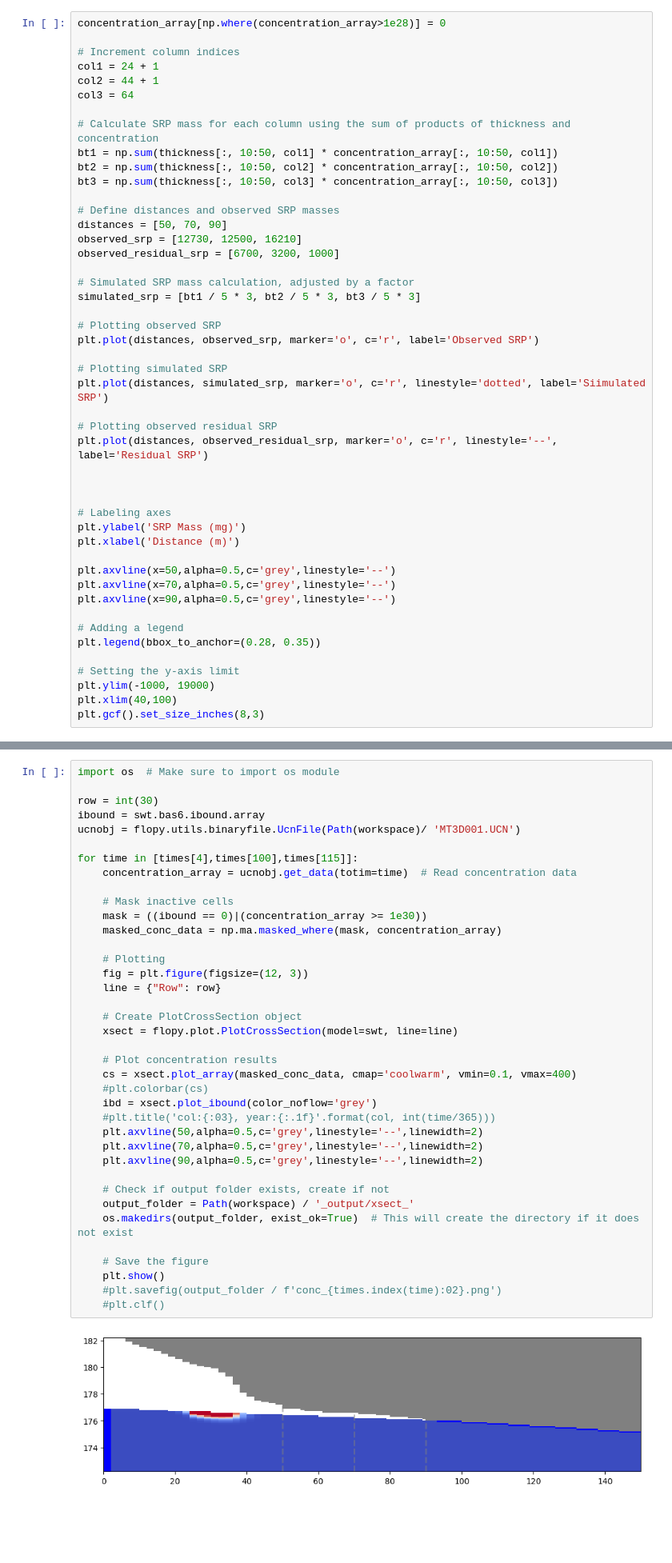
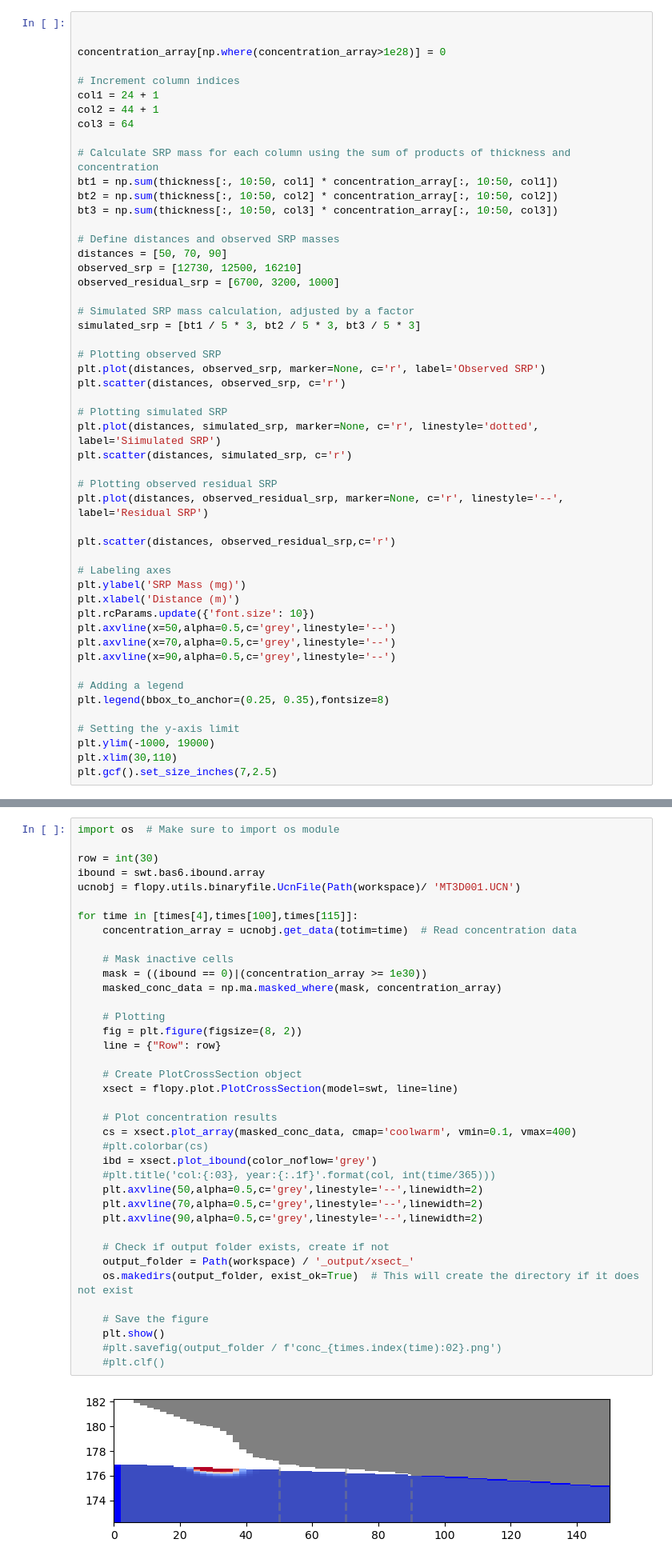
Before and after one commit to Shuyang-Wang/wasaga_model, a Jupyter notebook: wasaga_2d/wasaga_cs5_3d.ipynb, the cells around one changed output, grey strips where cells are left out. Shown at 80% size. Cells and saved outputs as stored; diff of their text form; blank space fills up the shorter version.

```diff
--- a/wasaga_2d/wasaga_cs5_3d.ipynb
+++ b/wasaga_2d/wasaga_cs5_3d.ipynb
@@ -783,6 +783,8 @@ cell_volumes = cell_areas_3d * thickness
 
 # 'cell_volumes' is now a 3D array with the volume of each cell in the model grid
 # %%
+
+
 concentration_array[np.where(concentration_array>1e28)] = 0
 
 # Increment column indices
@@ -804,29 +806,31 @@ observed_residual_srp = [6700, 3200, 1000]
 simulated_srp = [bt1 / 5 * 3, bt2 / 5 * 3, bt3 / 5 * 3]
 
 # Plotting observed SRP
-plt.plot(distances, observed_srp, marker='o', c='r', label='Observed SRP')
+plt.plot(distances, observed_srp, marker=None, c='r', label='Observed SRP')
+plt.scatter(distances, observed_srp, c='r')
 
 # Plotting simulated SRP
-plt.plot(distances, simulated_srp, marker='o', c='r', linestyle='dotted', label='Siimulated SRP')
+plt.plot(distances, simulated_srp, marker=None, c='r', linestyle='dotted', label='Siimulated SRP')
+plt.scatter(distances, simulated_srp, c='r')
 
 # Plotting observed residual SRP
-plt.plot(distances, observed_residual_srp, marker='o', c='r', linestyle='--', label='Residual SRP')
+plt.plot(distances, observed_residual_srp, marker=None, c='r', linestyle='--', label='Residual SRP')
 
-
+plt.scatter(distances, observed_residual_srp,c='r')
 
 # Labeling axes
 plt.ylabel('SRP Mass (mg)')
 plt.xlabel('Distance (m)')
-
+plt.rcParams.update({'font.size': 10})
 plt.axvline(x=50,alpha=0.5,c='grey',linestyle='--')
 plt.axvline(x=70,alpha=0.5,c='grey',linestyle='--')
 plt.axvline(x=90,alpha=0.5,c='grey',linestyle='--')
 
 # Adding a legend
-plt.legend(bbox_to_anchor=(0.28, 0.35))
+plt.legend(bbox_to_anchor=(0.25, 0.35),fontsize=8)
 
 # Setting the y-axis limit
 plt.ylim(-1000, 19000)
-plt.xlim(40,100)
-plt.gcf().set_size_inches(8,3)
+plt.xlim(30,110)
+plt.gcf().set_size_inches(7,2.5)
 # %% [output]
@@ -845,32 +849,32 @@ for time in [times[4],times[100],times[115]]:
     concentration_array = ucnobj.get_data(totim=time)  # Read concentration data
 
     # Mask inactive cells
     mask = ((ibound == 0)|(concentration_array >= 1e30))
     masked_conc_data = np.ma.masked_where(mask, concentration_array)
 
     # Plotting
-    fig = plt.figure(figsize=(12, 3))
+    fig = plt.figure(figsize=(8, 2))
     line = {"Row": row}
 
     # Create PlotCrossSection object
     xsect = flopy.plot.PlotCrossSection(model=swt, line=line)
 
     # Plot concentration results
     cs = xsect.plot_array(masked_conc_data, cmap='coolwarm', vmin=0.1, vmax=400)
     #plt.colorbar(cs)
     ibd = xsect.plot_ibound(color_noflow='grey')
     #plt.title('col:{:03}, year:{:.1f}'.format(col, int(time/365)))
     plt.axvline(50,alpha=0.5,c='grey',linestyle='--',linewidth=2)
     plt.axvline(70,alpha=0.5,c='grey',linestyle='--',linewidth=2)
     plt.axvline(90,alpha=0.5,c='grey',linestyle='--',linewidth=2)
 
     # Check if output folder exists, create if not
     output_folder = Path(workspace) / '_output/xsect_'
     os.makedirs(output_folder, exist_ok=True)  # This will create the directory if it does not exist
 
     # Save the figure
     plt.show()
     #plt.savefig(output_folder / f'conc_{times.index(time):02}.png')
     #plt.clf()
 # %% [output]
-[figure, old version]
+[figure, new version]
```
Also changed, not shown: parts of 2 cells of this notebook, 1 other file.
